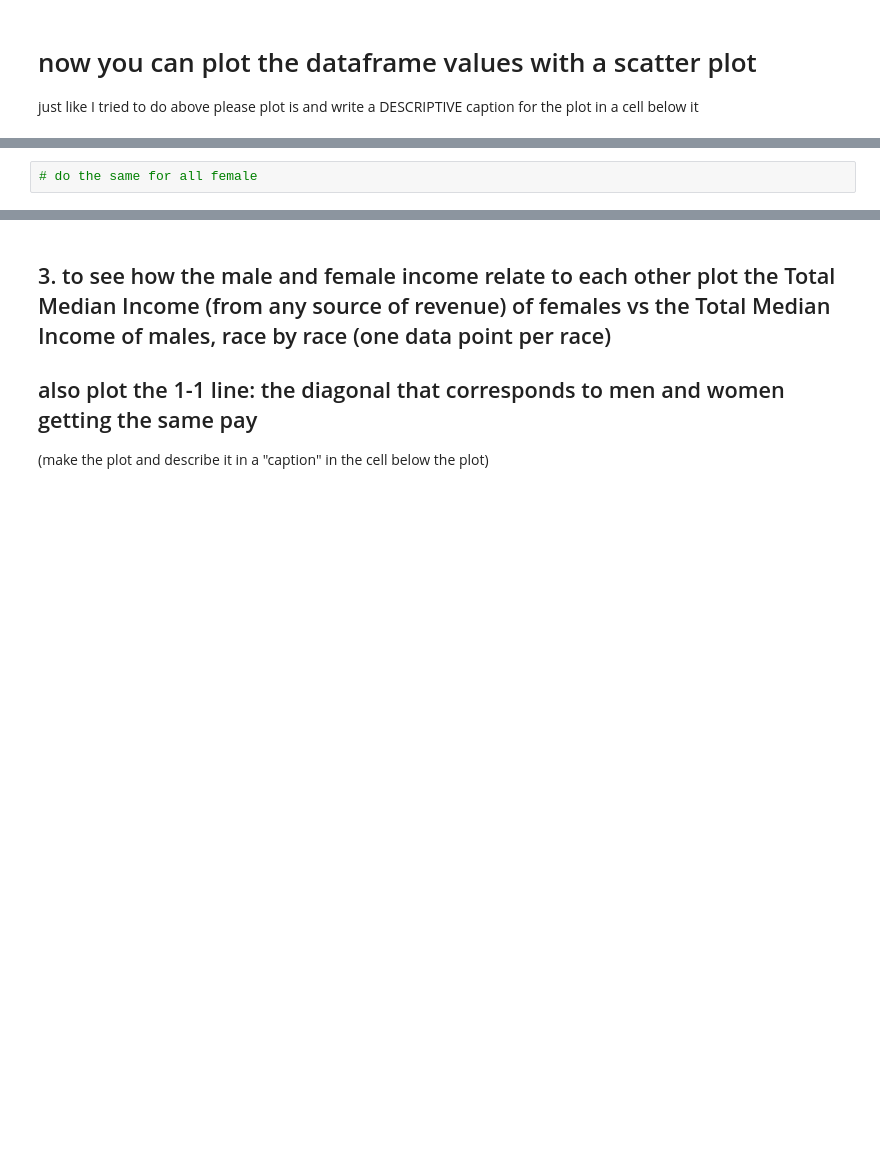
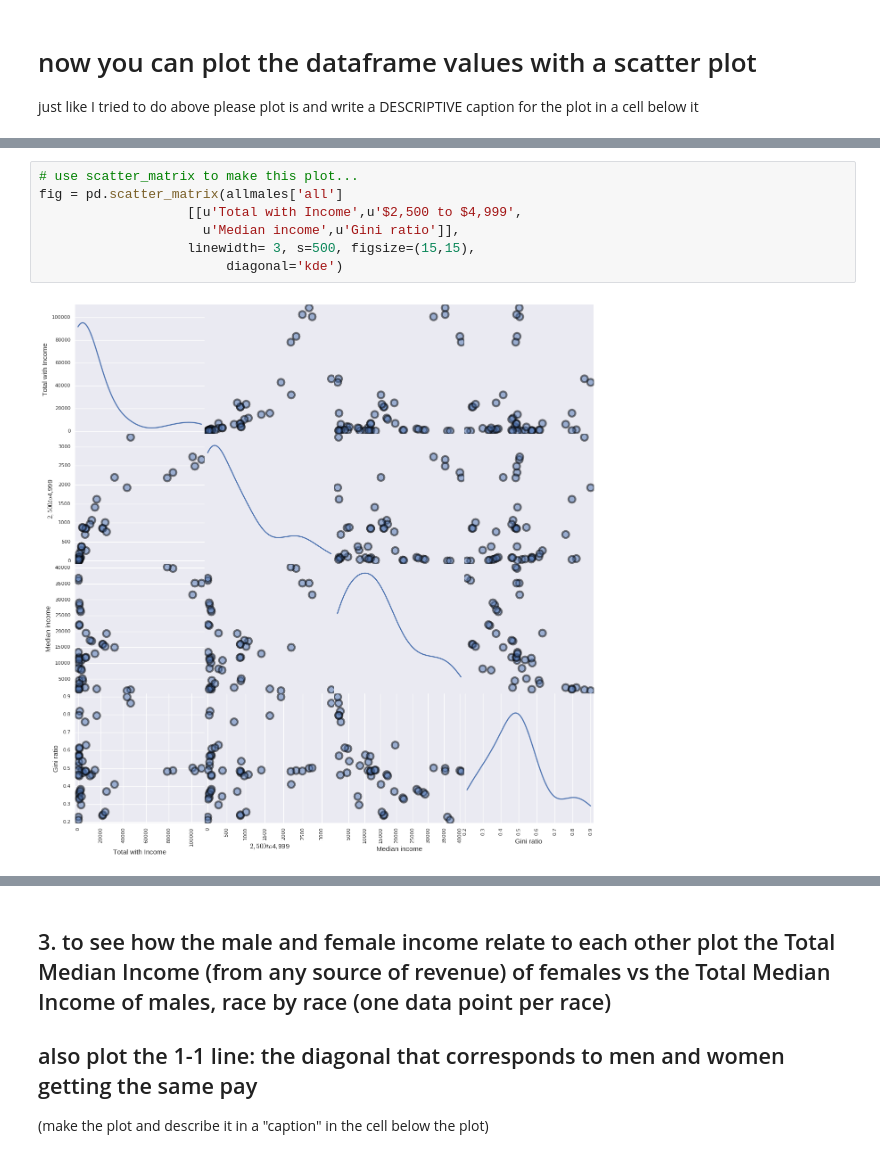
Before and after one commit to djfan/PUI2016_df1676, a Jupyter notebook: HW5_df1676/HW5_2_df1676.ipynb, the cells around one changed output, grey strips where cells are left out. Cells and saved outputs as stored; diff of their text form; blank space fills up the shorter version.

```diff
--- a/HW5_df1676/HW5_2_df1676.ipynb
+++ b/HW5_df1676/HW5_2_df1676.ipynb
@@ -209,2 +228,9 @@ See the caveats in the documentation: http://pandas.pydata.org/pandas-docs/stabl
-# %%
-# do the same for all female
+# %%
+# use scatter_matrix to make this plot...
+fig = pd.scatter_matrix(allmales['all']
+                   [[u'Total with Income',u'$2,500 to $4,999',
+                     u'Median income',u'Gini ratio']],
+                   linewidth= 3, s=500, figsize=(15,15),
+                        diagonal='kde')
+# %% [output]
+[figure, added]
```
Also changed, not shown: parts of 59 cells of this notebook, 1 other file.
